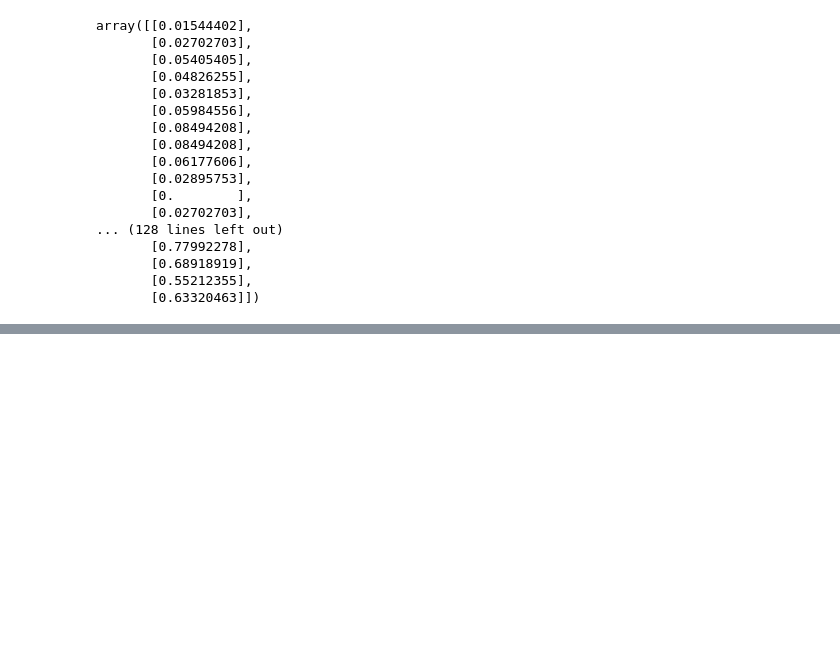
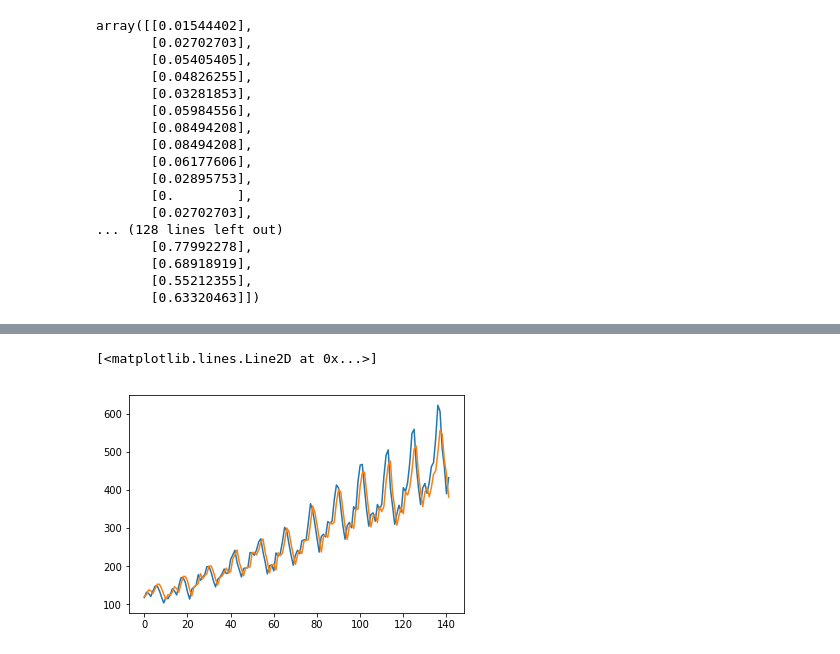
Before and after one commit to feigeZzzz/feigeZzzz_TimeSerise, a Jupyter notebook: LSTM_pytorch.ipynb, the cells around one changed output, grey strips where cells are left out. Drawn from its saved outputs; the diff is of its cells as text; code cells hidden in the pictures; blank space fills up the shorter version.

```diff
--- a/LSTM_pytorch.ipynb
+++ b/LSTM_pytorch.ipynb
@@ -143,0 +156,6 @@ logdir
+# %%
+train_predict = ms.inverse_transform(train_predict)
+val_predict = ms.inverse_transform(test_predict)
+# %%
+train_y = ms.inverse_transform(train_y)
+val_y = ms.inverse_transform(val_y)
@@ -143,0 +182,10 @@ logdir
+# %%
+train_data = np.vstack((train_y, val_y)).flatten()
+# %%
+predict = np.vstack((train_predict, val_predict)).flatten()
+# %%
+plt.plot(train_data)
+plt.plot(predict)
+# %% [output]
+[<matplotlib.lines.Line2D at 0x...>]
+[figure, added]
```
Also changed, not shown: parts of 17 cells of this notebook, 4 other files.
